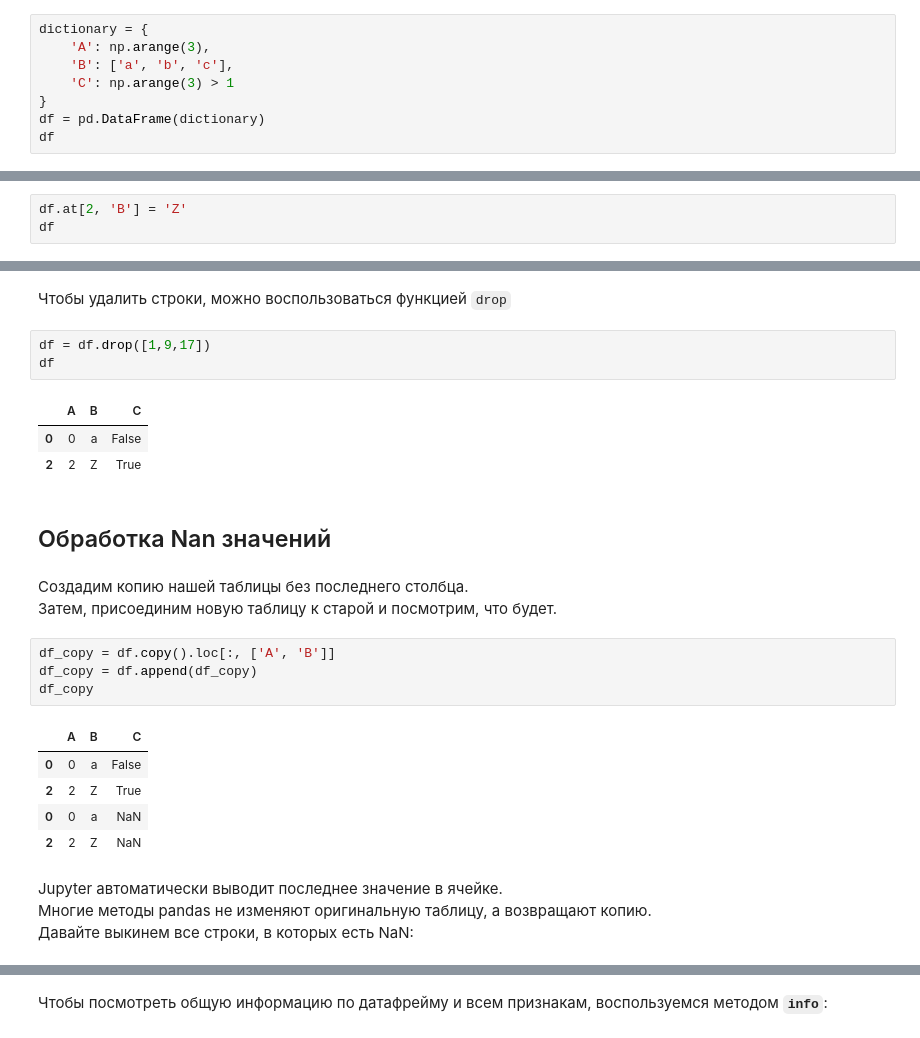
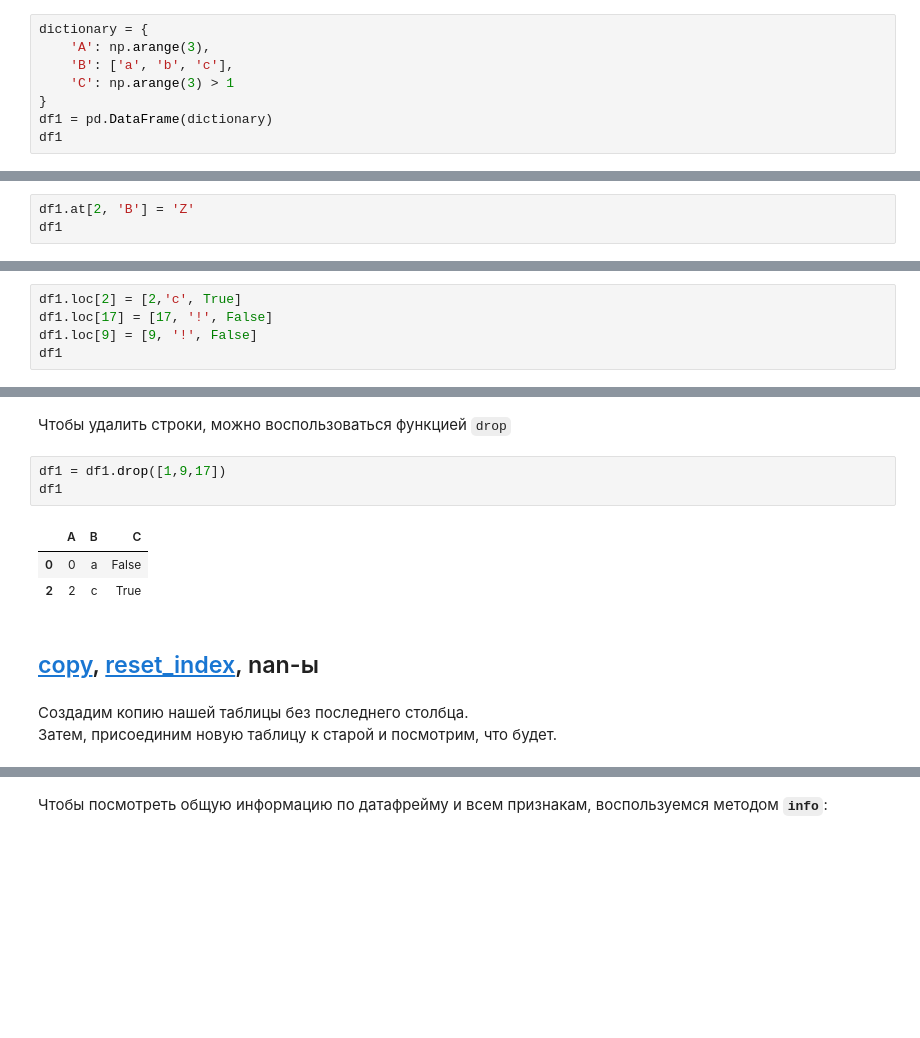
Before and after one commit to samstikhin/mlmathmech, a Jupyter notebook: sem02/Pandas.ipynb, the cells around one changed output, grey strips where cells are left out. Saved outputs shown, nothing was run; the diff lists cells and outputs as text; blank space fills up the shorter version.

```diff
--- a/sem02/Pandas.ipynb
+++ b/sem02/Pandas.ipynb
@@ -133,8 +135,8 @@ dictionary = {
     'B': ['a', 'b', 'c'],
     'C': np.arange(3) > 1
 }
-df = pd.DataFrame(dictionary)
-df
+df1 = pd.DataFrame(dictionary)
+df1
 # %% [output]
 |  | A | B | C |
 | 0 | 0 | a | False |
@@ -203,8 +178,8 @@ df.iloc[1:3, 1:3]
 # %% [markdown]
 Можем изменять элементы, обращаясь к ним через `at` и присваивая значение:
 # %%
-df.at[2, 'B'] = 'Z'
-df
+df1.at[2, 'B'] = 'Z'
+df1
 # %% [output]
 |  | A | B | C |
 | 0 | 0 | a | False |
@@ -236,0 +191,5 @@ df
+# %%
+df1.loc[2] = [2,'c', True]
+df1.loc[17] = [17, '!', False]
+df1.loc[9] = [9, '!', False]
+df1
@@ -237,28 +203,14 @@ df
 # %% [markdown]
 Чтобы удалить строки, можно воспользоваться функцией `drop`
 # %%
-df = df.drop([1,9,17])
-df
+df1 = df1.drop([1,9,17])
+df1
 # %% [output]
 |  | A | B | C |
 | 0 | 0 | a | False |
-| 2 | 2 | Z | True |
+| 2 | 2 | c | True |
-# %% [markdown]
-## Обработка Nan значений
+# %% [markdown]
+## [copy](https://pandas.pydata.org/pandas-docs/stable/reference/api/pandas.DataFrame.copy.html), [reset_index](https://pandas.pydata.org/pandas-docs/stable/reference/api/pandas.DataFrame.reset_index.html), nan-ы
 # %% [markdown]
 Создадим копию нашей таблицы без последнего столбца.
 Затем, присоединим новую таблицу к старой и посмотрим, что будет.
-# %%
-df_copy = df.copy().loc[:, ['A', 'B']]
-df_copy = df.append(df_copy)
-df_copy
-# %% [output]
-|  | A | B | C |
-| 0 | 0 | a | False |
-| 2 | 2 | Z | True |
-| 0 | 0 | a | NaN |
-| 2 | 2 | Z | NaN |
-# %% [markdown]
-Jupyter автоматически выводит последнее значение в ячейке.
-Многие методы pandas не изменяют оригинальную таблицу, а возвращают копию.
-Давайте выкинем все строки, в которых есть NaN:
```
Also changed, not shown: parts of 246 cells of this notebook, 12 other files.
